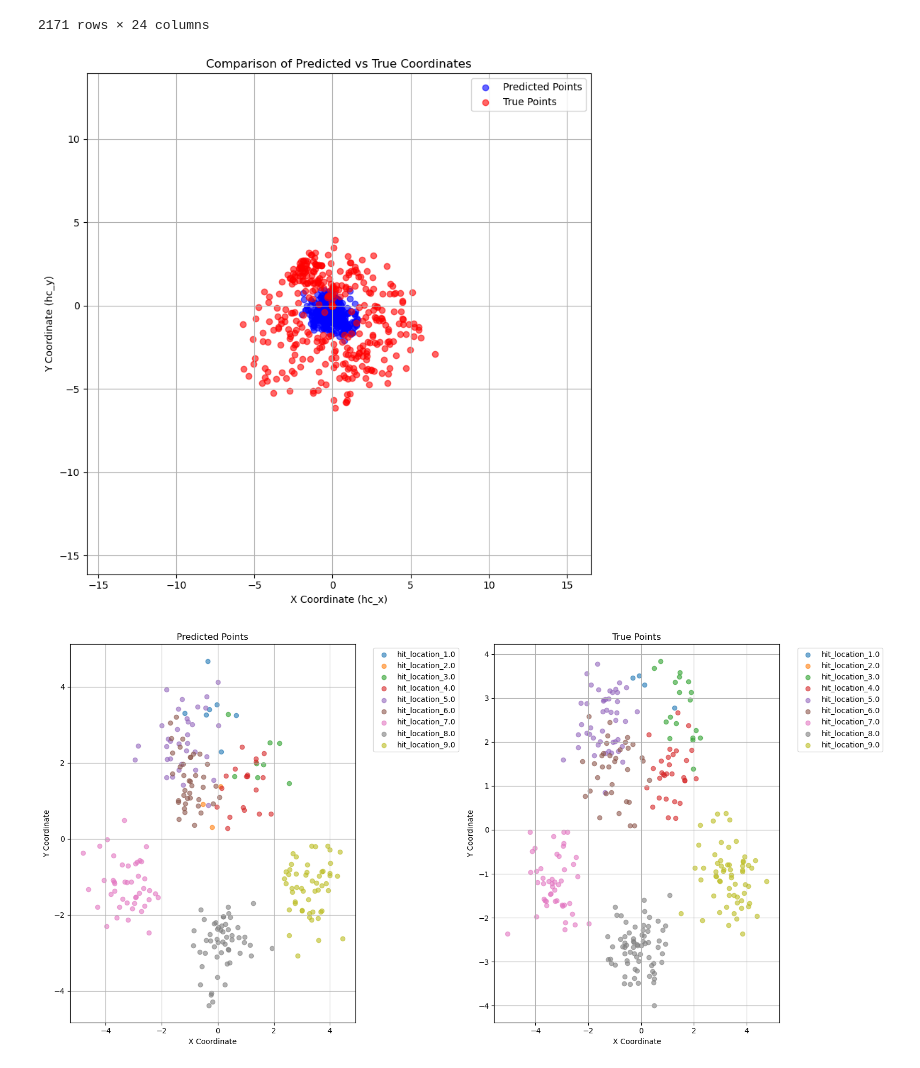
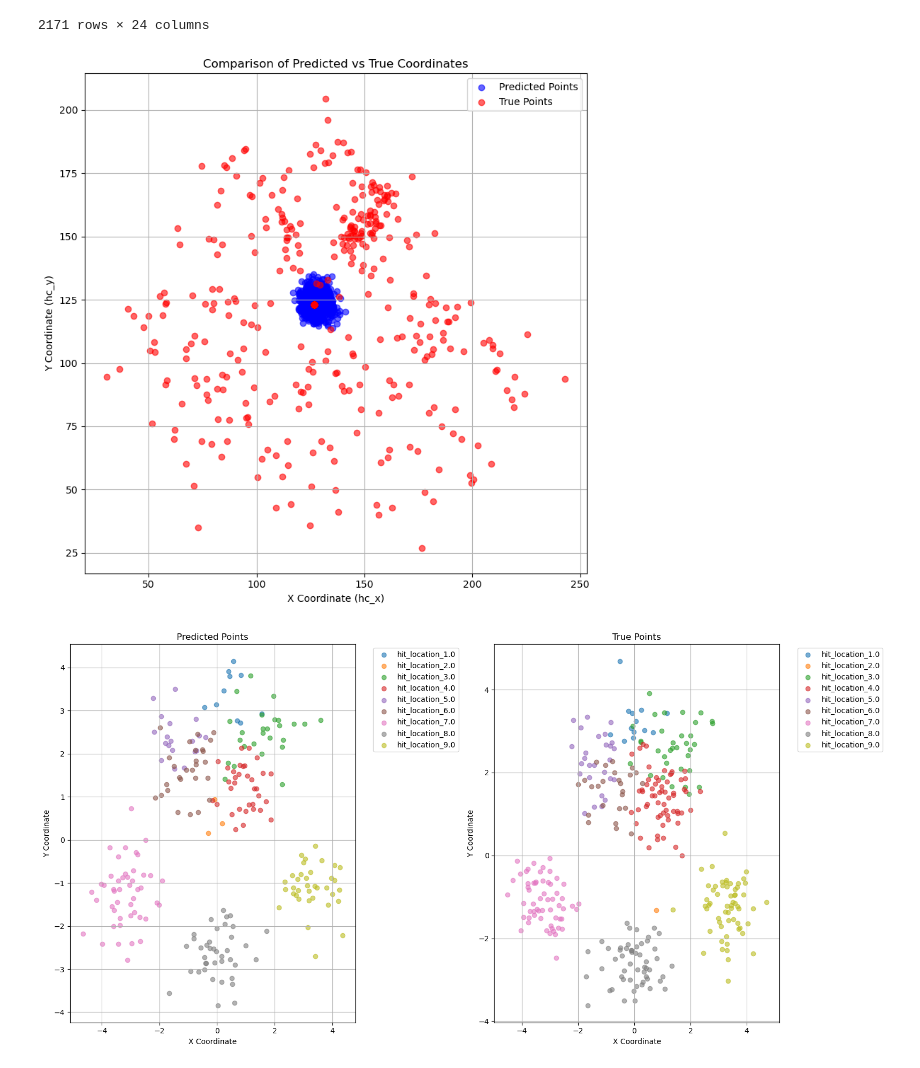
Before and after one commit to dk1414/BaseballModeling, a Jupyter notebook: Models/Notebooks/compare_players.ipynb, the cells around one changed output. Drawn from its saved outputs; the diff is of its cells as text; code cells hidden in the pictures.

```diff
--- a/Models/Notebooks/compare_players.ipynb
+++ b/Models/Notebooks/compare_players.ipynb
@@ -22,12 +22,12 @@ import numpy as np
 import pickle
 from sklearn.preprocessing import StandardScaler
 # %%
-data_config_path = "../../data/configv2.json"
-full_data_path = "../../data/full_cleaned_zone_93.csv"
-sequence_length = 400
+data_config_path = "../../data/configv3.json"
+full_data_path = "../../data/full_cleaned_94.csv"
+sequence_length = 200
 full_data = pd.read_csv(full_data_path)
 # %%
-scaler_path = "../../data/full_scalers_zone_93.pkl"
+scaler_path = "../../data/full_scalers_94.pkl"
 # %%
 #only use 2024 data for now
 data_2024 = full_data[full_data['game_date'] > '2024-01-01']
@@ -35,8 +35,8 @@ data_2024 = full_data[full_data['game_date'] > '2024-01-01']
 #player names in 2024
 names = data_2024['batter_name'].unique()
 # %%
-m_path = "../hit_loc_fixed_400/h6_e12_h96_d0_lp0.5_lr1e-05_ep50/transformer_model.pth"
-c_path = "../hit_loc_fixed_400/h6_e12_h96_d0_lp0.5_lr1e-05_ep50/model_config.json"
+m_path = "../fixed_94_200/h6_e12_h96_d0_lp0.5_lr1e-05_ep50/transformer_model.pth"
+c_path = "../fixed_94_200/h6_e12_h96_d0_lp0.5_lr1e-05_ep50/model_config.json"
 
 transformer_model = TransformerHelper(m_path,c_path)
 device = torch.device("cuda" if torch.cuda.is_available() else "cpu")
@@ -429,8 +424,8 @@ judge_2022 = BaseballDataset(judge_2022_july_aug,data_config_path,sequence_lengt
 
 
 
-judge_2019_preds, judge_2019_true = transformer_model.make_preds(judge_2019, scaler_path, device, 2000, scale=False)
-judge_2022_preds, judge_2022_true = transformer_model.make_preds(judge_2022, scaler_path, device, 2000, scale=False)
+judge_2019_preds, judge_2019_true = transformer_model.make_preds(judge_2019, scaler_path, device, 2000, scale=True)
+judge_2022_preds, judge_2022_true = transformer_model.make_preds(judge_2022, scaler_path, device, 2000, scale=True)
 # %%
 judge_2019_preds[judge_2019_true['events_home_run'] == True]['launch_speed'].mean()
 # %% [output]
@@ -521,41 +516,41 @@ judge_2019_true
 # %%
 import matplotlib.pyplot as plt
 
-df_pred = judge_2022_preds
-df_true = judge_2022_true
+df_pred = judge_2019_preds
+df_true = judge_2019_true
 
 # Generate the plot
 plt.figure(figsize=(8, 8))
 
 # Plot predicted points
 plt.scatter(df_pred['hc_x'], df_pred['hc_y'], color='blue', label='Predicted Points', alpha=0.6)
 
 # Plot true points
 plt.scatter(df_true['hc_x'], df_true['hc_y'], color='red', label='True Points', alpha=0.6)
 
 # Add labels and title
 plt.xlabel('X Coordinate (hc_x)')
 plt.ylabel('Y Coordinate (hc_y)')
 plt.title('Comparison of Predicted vs True Coordinates')
 
 # Add grid and legend
 plt.grid(True)
 plt.legend()
 
 # Optionally, adjust axis limits based on the data
 x_min = min(df_pred['hc_x'].min(), df_true['hc_x'].min())
 x_max = max(df_pred['hc_x'].max(), df_true['hc_x'].max())
 y_min = min(df_pred['hc_y'].min(), df_true['hc_y'].min())
 y_max = max(df_pred['hc_y'].max(), df_true['hc_y'].max())
 
 plt.xlim(x_min - 10, x_max + 10)  # Add small buffer
 plt.ylim(y_min - 10, y_max + 10)
 
 # Display the plot
 plt.tight_layout()
 plt.show()
 # %% [output]
-[figure, old version]
+[figure, new version]
 # %%
 
 
@@ -619,7 +614,7 @@ axs[1].grid(True)
 plt.tight_layout()
 plt.show()
 # %% [output]
-[figure, old version]
+[figure, new version]
 # %%
 import seaborn as sns
 
```
Also changed, not shown: parts of 12 cells of this notebook, 8 other files.
